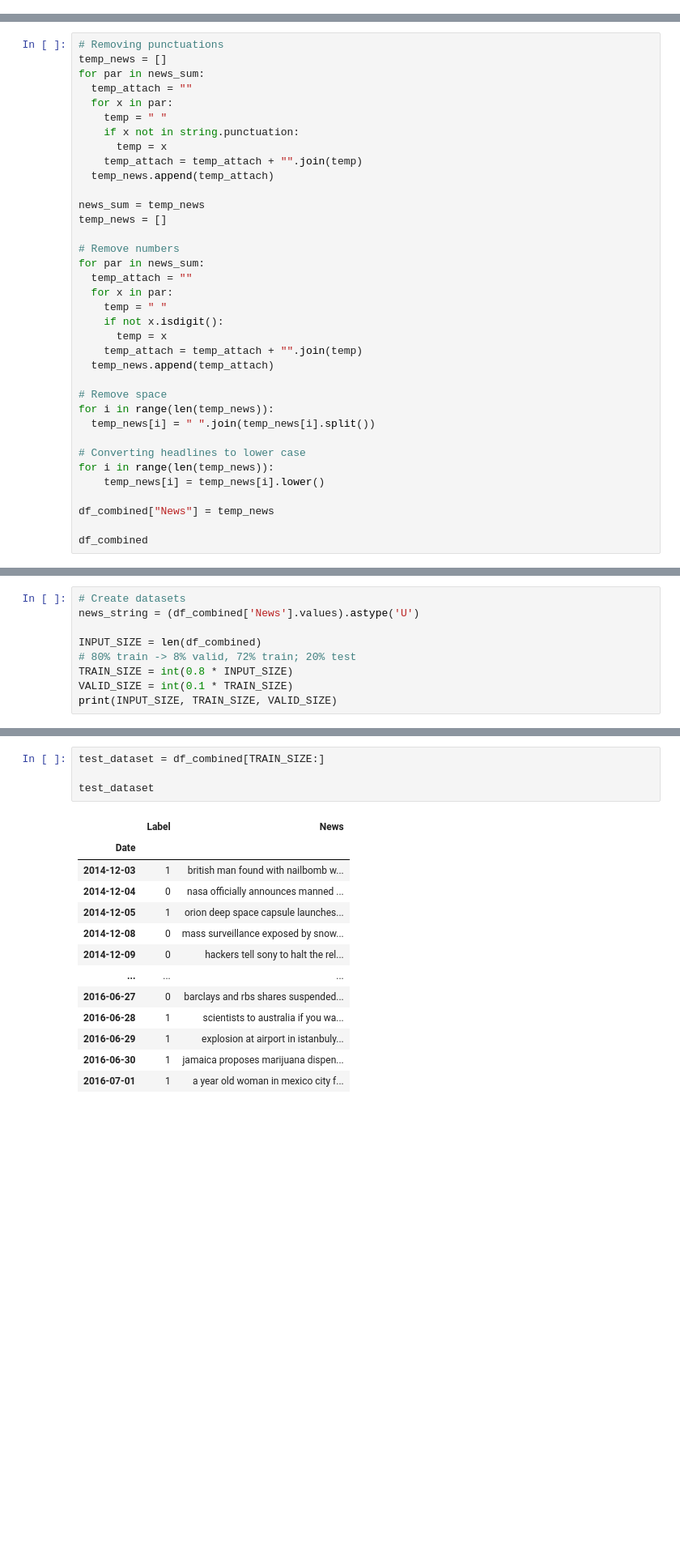
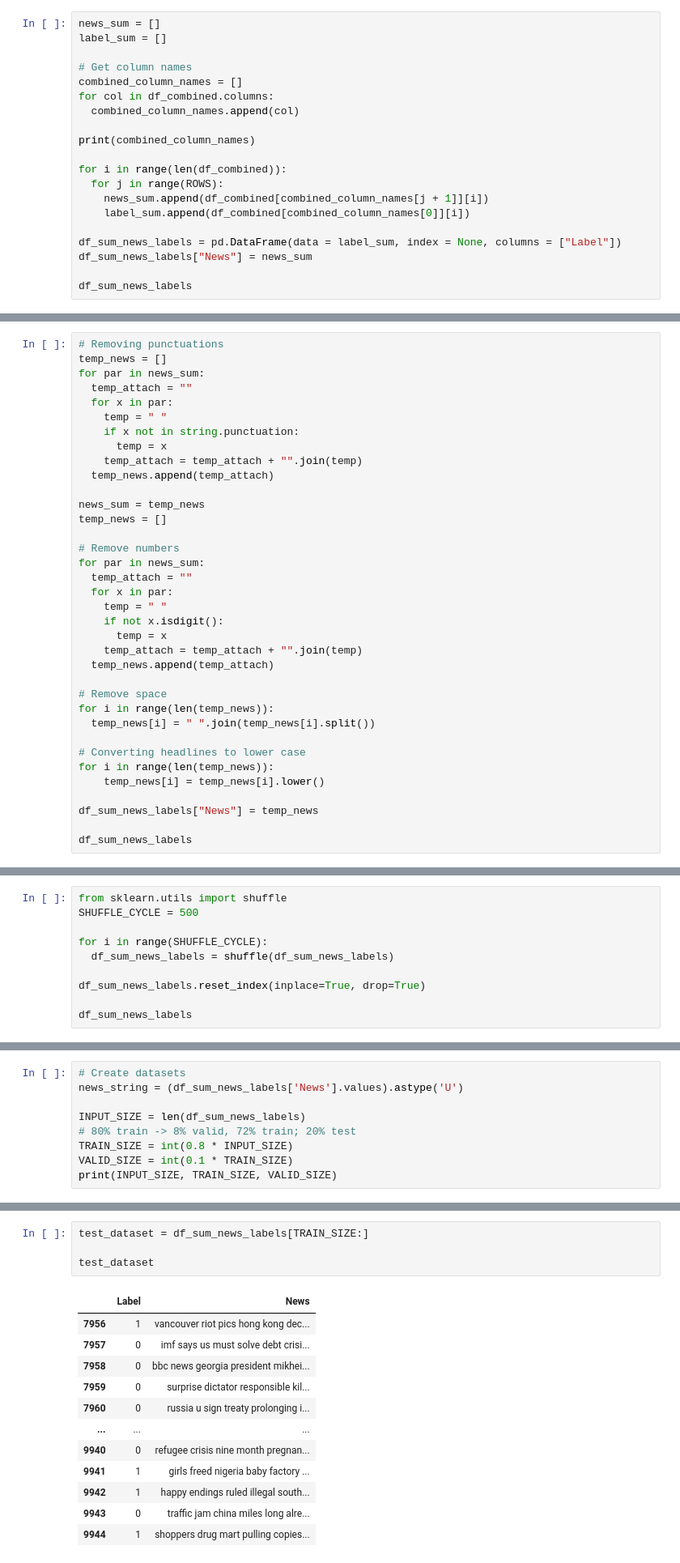
Before and after one commit to benceOlahEdu/StockMarketSentimentAnalysis, a Jupyter notebook: Baseline/Stock_news_feed_baseline.ipynb, the cells around one changed output, grey strips where cells are left out. Shown at 81% size. Cells and saved outputs as stored; diff of their text form; blank space fills up the shorter version.

```diff
--- a/Baseline/Stock_news_feed_baseline.ipynb
+++ b/Baseline/Stock_news_feed_baseline.ipynb
@@ -162,0 +187,20 @@ df_combined["News"][0]
+# %%
+news_sum = []
+label_sum = []
+
+# Get column names
+combined_column_names = []
+for col in df_combined.columns:
+  combined_column_names.append(col)
+
+print(combined_column_names)
+
+for i in range(len(df_combined)):
+  for j in range(ROWS):
+    news_sum.append(df_combined[combined_column_names[j + 1]][i])
+    label_sum.append(df_combined[combined_column_names[0]][i])
+
+df_sum_news_labels = pd.DataFrame(data = label_sum, index = None, columns = ["Label"])
+df_sum_news_labels["News"] = news_sum
+
+df_sum_news_labels
@@ -195,8 +254,8 @@ for i in range(len(temp_news)):
 for i in range(len(temp_news)):
     temp_news[i] = temp_news[i].lower()
 
-df_combined["News"] = temp_news
+df_sum_news_labels["News"] = temp_news
 
-df_combined
+df_sum_news_labels
 # %% [output]
 |  | Label | News |
@@ -221,0 +338,10 @@ df_combined["News"][0]
+# %%
+from sklearn.utils import shuffle
+SHUFFLE_CYCLE = 500
+
+for i in range(SHUFFLE_CYCLE):
+  df_sum_news_labels = shuffle(df_sum_news_labels)
+
+df_sum_news_labels.reset_index(inplace=True, drop=True)
+
+df_sum_news_labels
@@ -223,9 +363,9 @@ df_combined["News"][0]
 Az adathalmazom felbontása tanító, validáló és teszt adathalmazra.
 # %%
 # Create datasets
-news_string = (df_combined['News'].values).astype('U')
+news_string = (df_sum_news_labels['News'].values).astype('U')
 
-INPUT_SIZE = len(df_combined)
+INPUT_SIZE = len(df_sum_news_labels)
 # 80% train -> 8% valid, 72% train; 20% test
 TRAIN_SIZE = int(0.8 * INPUT_SIZE)
 VALID_SIZE = int(0.1 * TRAIN_SIZE)
@@ -273,18 +411,17 @@ valid_dataset
 # %%
-test_dataset = df_combined[TRAIN_SIZE:]
+test_dataset = df_sum_news_labels[TRAIN_SIZE:]
 
 test_dataset
 # %% [output]
 |  | Label | News |
-| Date |  |  |
-| 2014-12-03 | 1 | british man found with nailbomb w... |
-| 2014-12-04 | 0 | nasa officially announces manned ... |
-| 2014-12-05 | 1 | orion deep space capsule launches... |
-| 2014-12-08 | 0 | mass surveillance exposed by snow... |
-| 2014-12-09 | 0 | hackers tell sony to halt the rel... |
+| 7956 | 1 | vancouver riot pics hong kong dec... |
+| 7957 | 0 | imf says us must solve debt crisi... |
+| 7958 | 0 | bbc news georgia president mikhei... |
+| 7959 | 0 | surprise dictator responsible kil... |
+| 7960 | 0 | russia u sign treaty prolonging i... |
 | ... | ... | ... |
-| 2016-06-27 | 0 | barclays and rbs shares suspended... |
-| 2016-06-28 | 1 | scientists to australia if you wa... |
-| 2016-06-29 | 1 | explosion at airport in istanbuly... |
-| 2016-06-30 | 1 | jamaica proposes marijuana dispen... |
-| 2016-07-01 | 1 | a year old woman in mexico city f... |
+| 9940 | 0 | refugee crisis nine month pregnan... |
+| 9941 | 1 | girls freed nigeria baby factory ... |
+| 9942 | 1 | happy endings ruled illegal south... |
+| 9943 | 0 | traffic jam china miles long alre... |
+| 9944 | 1 | shoppers drug mart pulling copies... |
```
Also changed, not shown: parts of 35 cells of this notebook, 5 other files.
